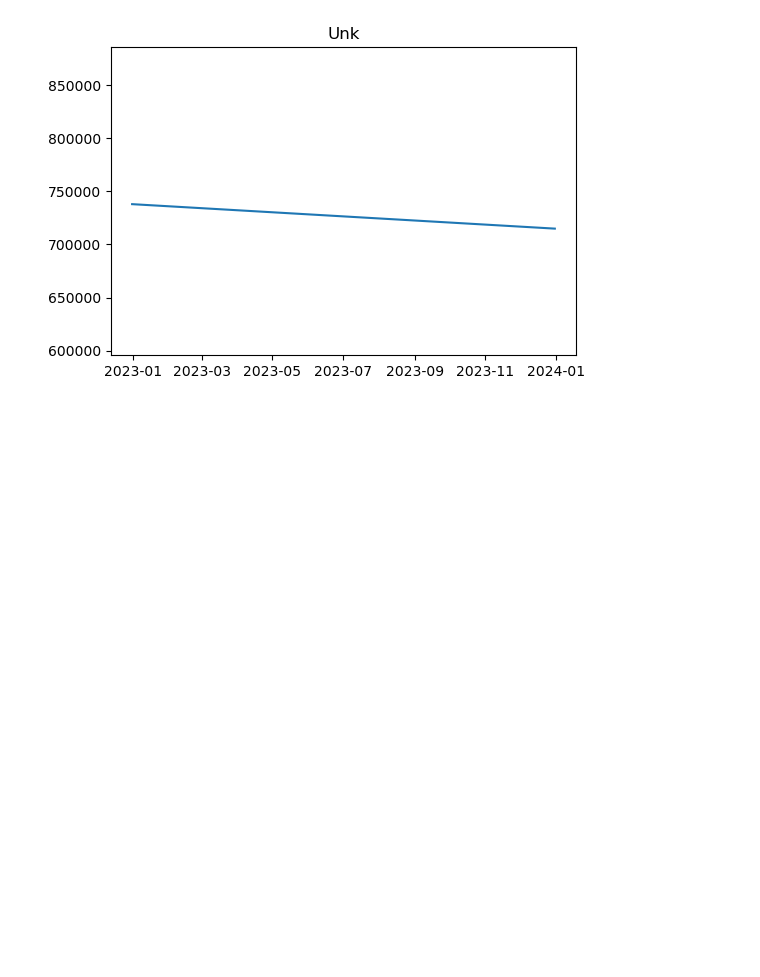
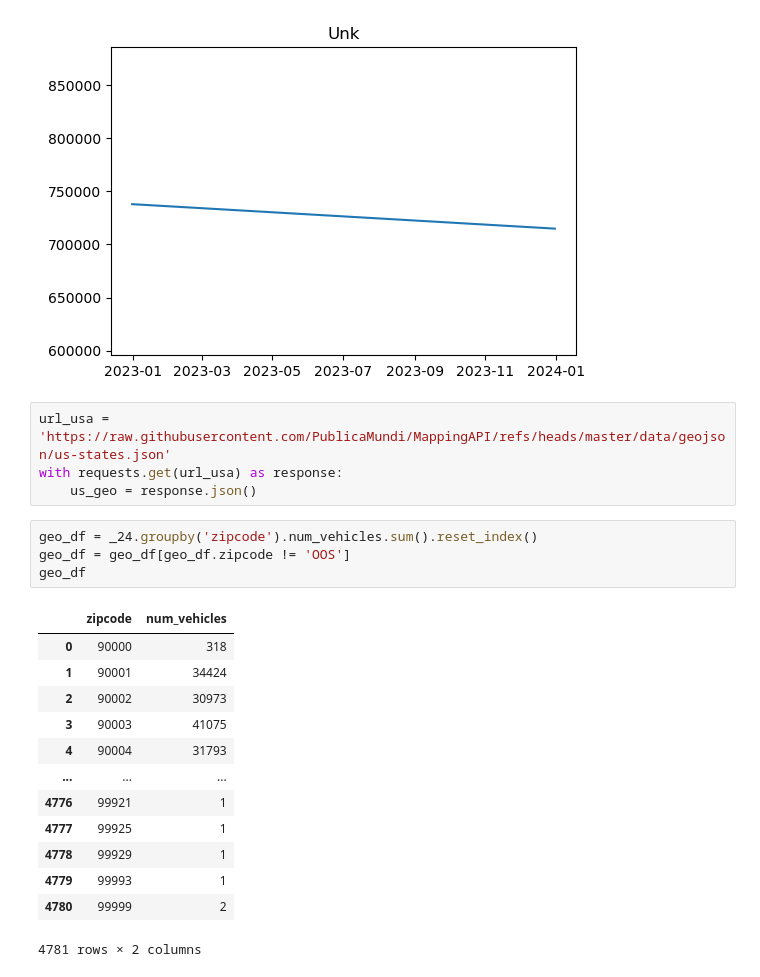
Before and after one commit to dskong07/DSC180-ev-infra, a Jupyter notebook: vehicle_fuel_types_eda.ipynb, the cells around one changed output. Saved outputs shown, nothing was run; the diff lists cells and outputs as text; blank space fills up the shorter version.

```diff
--- a/vehicle_fuel_types_eda.ipynb
+++ b/vehicle_fuel_types_eda.ipynb
@@ -242,3 +243,25 @@ for fuel in ts_l:
 [figure]
 [figure]
 [figure]
+# %%
+url_usa = 'https://raw.githubusercontent.com/PublicaMundi/MappingAPI/refs/heads/master/data/geojson/us-states.json'
+with requests.get(url_usa) as response:
+    us_geo = response.json()
+# %%
+geo_df = _24.groupby('zipcode').num_vehicles.sum().reset_index()
+geo_df = geo_df[geo_df.zipcode != 'OOS']
+geo_df
+# %% [output]
+|  | zipcode | num_vehicles |
+| 0 | 90000 | 318 |
+| 1 | 90001 | 34424 |
+| 2 | 90002 | 30973 |
+| 3 | 90003 | 41075 |
+| 4 | 90004 | 31793 |
+| ... | ... | ... |
+| 4776 | 99921 | 1 |
+| 4777 | 99925 | 1 |
+| 4778 | 99929 | 1 |
+| 4779 | 99993 | 1 |
+| 4780 | 99999 | 2 |
+4781 rows × 2 columns
```
Also changed, not shown: parts of 5 cells of this notebook, 28 other files.
